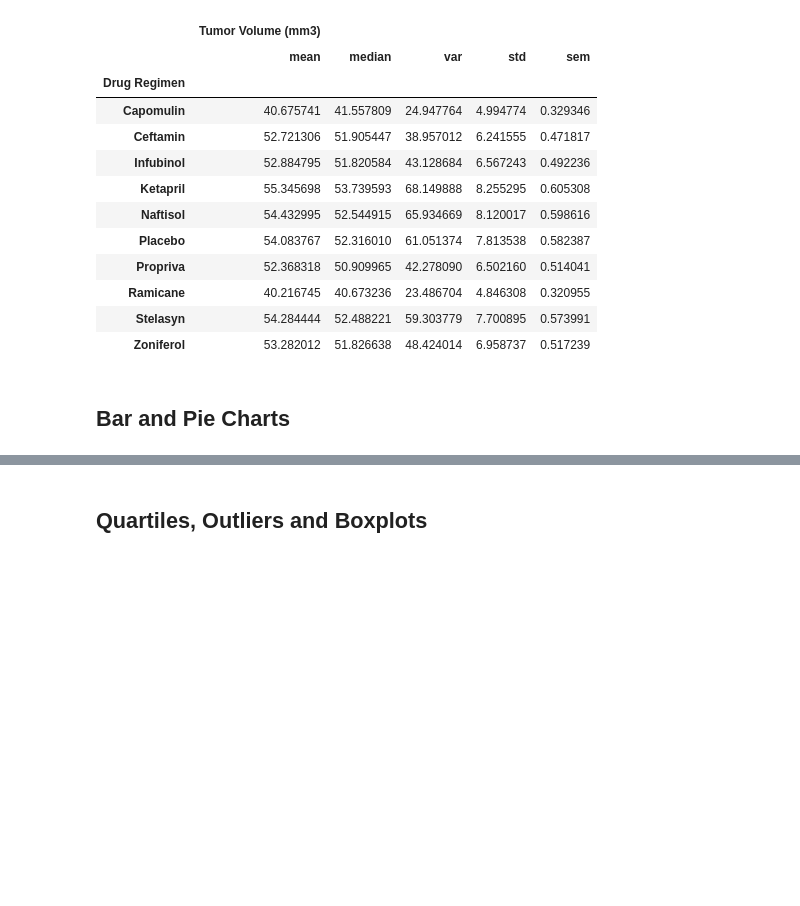
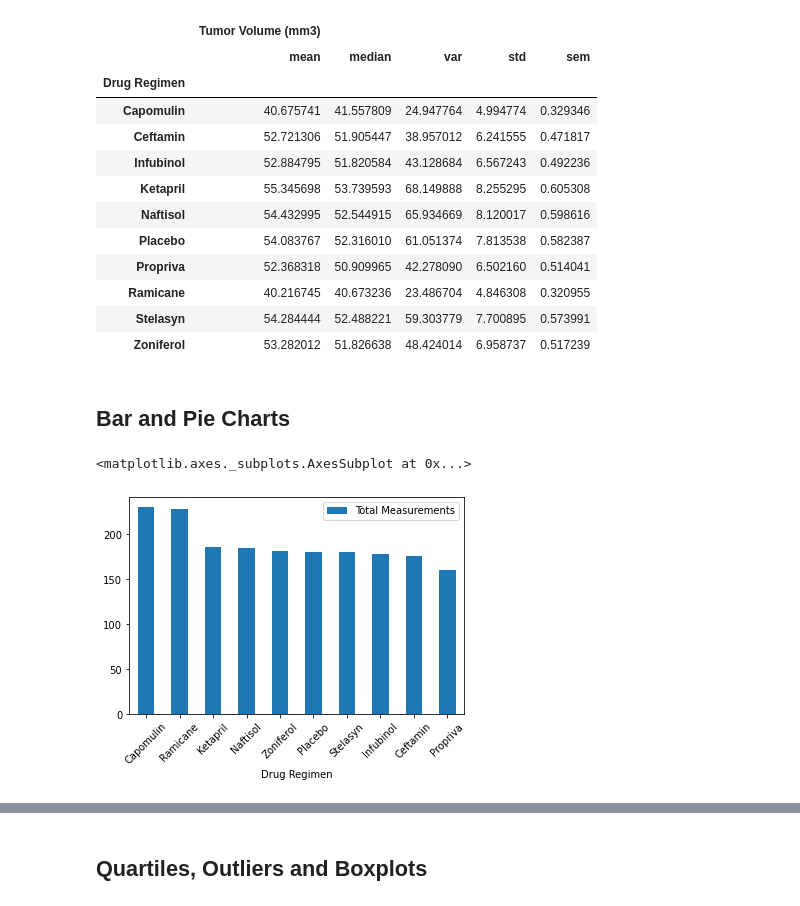
Before and after one commit to sgaetz1/matplotlib-challenge, a Jupyter notebook: pymaceuticals.ipynb, the cells around one changed output, grey strips where cells are left out. Drawn from its saved outputs; the diff is of its cells as text; code cells hidden in the pictures; blank space fills up the shorter version.

```diff
--- a/pymaceuticals.ipynb
+++ b/pymaceuticals.ipynb
@@ -129,3 +129,14 @@ df.groupby('Drug Regimen').agg({'Tumor Volume (mm3)': ['mean', 'median', 'var',
 ## Bar and Pie Charts
 # %%
 # Generate a bar plot showing the total number of measurements taken on each drug regimen using pandas.
+
+counts = df['Drug Regimen'].value_counts()
+counts
+
+sub_df = pd.DataFrame({'Drug Regimen': ['Capomulin','Ramicane','Ketapril','Naftisol','Zoniferol','Placebo','Stelasyn','Infubinol','Ceftamin','Propriva'],
+                  'Total Measurements': [230,228,186,184,181,180,180,178,175,160]})
+
+sub_df.plot.bar(x = 'Drug Regimen', y = 'Total Measurements', rot = 45)
+# %% [output]
+<matplotlib.axes._subplots.AxesSubplot at 0x...>
+[figure, added]
```
Also changed, not shown: parts of 4 cells of this notebook.
